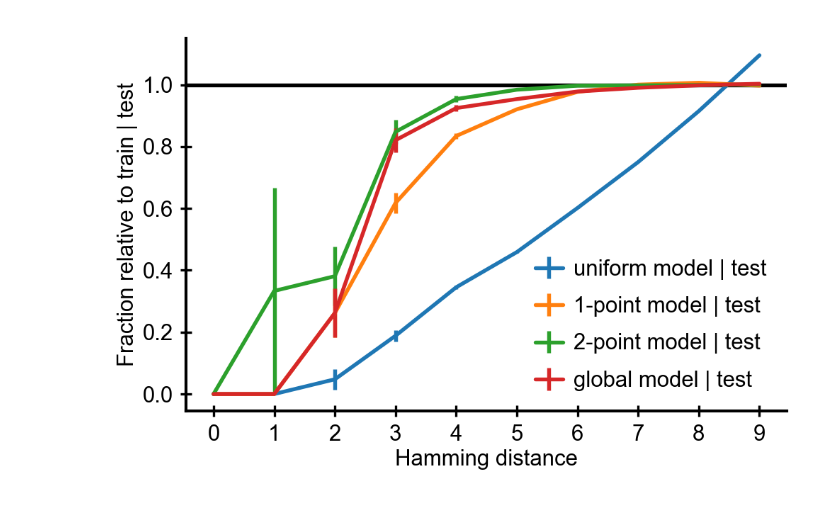
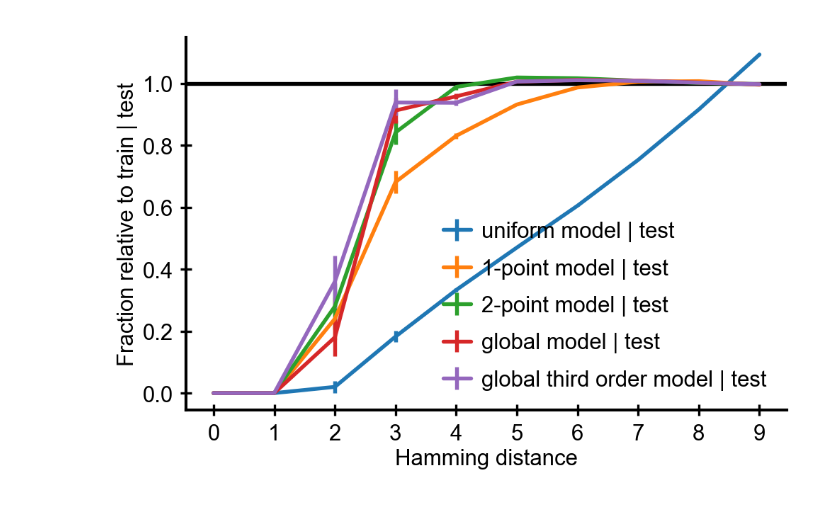
Before and after one commit to andim/peptidome, a Jupyter notebook: code/maxent/distribution_hamming_distances.ipynb, the cells around one changed output. Saved outputs shown, nothing was run; the diff lists cells and outputs as text; code cells hidden in the pictures.

```diff
--- a/code/maxent/distribution_hamming_distances.ipynb
+++ b/code/maxent/distribution_hamming_distances.ipynb
@@ -34,7 +36,7 @@ sample_matrices['flat'] = np.random.choice(np.arange(0, 20, 1), size=sample_matr
 nsample = 1e8
 L = sample_matrices['test'].shape[1]
 hists_dict = {}
-for dataset in ['test', 'model', 'independent', 'flat', 'cov']:
+for dataset in ['test', 'model', 'independent', 'flat', 'cov', 'third']:
     hists_dict[dataset] = pairwise_distances_jit(sample_matrices[dataset], N=nsample)
 # %%
 filtered = kmers_to_matrix(to_kmers(pd.read_csv('../pfam/data/human_downsampled.csv')['Sequence'], 9))[::9]
@@ -47,7 +49,7 @@ hists_dict['train_test'] = pairwise_distances_jit(sample_matrices['train'],
 # %%
 bins = np.arange(L+1)
 fig, ax = plt.subplots()
-for dataset in ['flat', 'independent', 'model', 'test', 'cov', 'train_test']:
+for dataset in ['flat', 'independent', 'model', 'test', 'cov', 'third', 'train_test']:
     ax.step(bins, hists_dict[dataset], label=dataset, where='mid')
 ax.set_yscale('log')
 ax.set_xticks(bins)
@@ -74,8 +76,9 @@ fig, ax = plt.subplots()
 labels = {'flat': 'uniform model',
           'model': '2-point model',
           'cov':'global model',
-          'independent' : '1-point model'}
-for dataset in ['flat', 'independent', 'cov', 'model']:
+          'independent' : '1-point model',
+          'third': 'global third order model'}
+for dataset in ['flat', 'independent', 'cov', 'model', 'third']:
     ax.errorbar(bins, (hists_dict[dataset])/(hists_dict['train_test']),
                 hists_dict[dataset]**.5/hists_dict['train_test'],
                 label=labels[dataset])
@@ -91,6 +94,6 @@ fig.tight_layout()
 # %%
 pairwise_hist = {}
-for dataset in ['model', 'independent', 'flat', 'cov']:
+for dataset in ['model', 'independent', 'flat', 'cov', 'third']:
     pairwise_hist[dataset] = pairwise_distances_jit(sample_matrices[dataset],
                                    data2=sample_matrices['test'],
                                    N=nsample)
@@ -109,15 +112,15 @@ ax.set_ylabel('Count');
 # %%
 fig, ax = plt.subplots()
-for dataset in ['flat', 'independent', 'model', 'cov']:
+for dataset in ['flat', 'independent', 'model', 'cov', 'third']:
     ax.errorbar(bins, pairwise_hist[dataset]/hists_dict['train_test'],
                 pairwise_hist[dataset]**.5/hists_dict['train_test'],
                 label=labels[dataset] + ' | test')
 ax.set_xticks(bins)
 ax.legend(loc='lower right')
 ax.axhline(1.0, c='k')
 ax.set_xlabel('Hamming distance')
 ax.set_ylabel('Fraction relative to train | test')
 fig.tight_layout()
 fig.savefig('../../paper/images/hammingdist.pdf')
 # %% [output]
-[figure, old version]
+[figure, new version]
```
Also changed, not shown: parts of 4 cells of this notebook, 10 other files.
